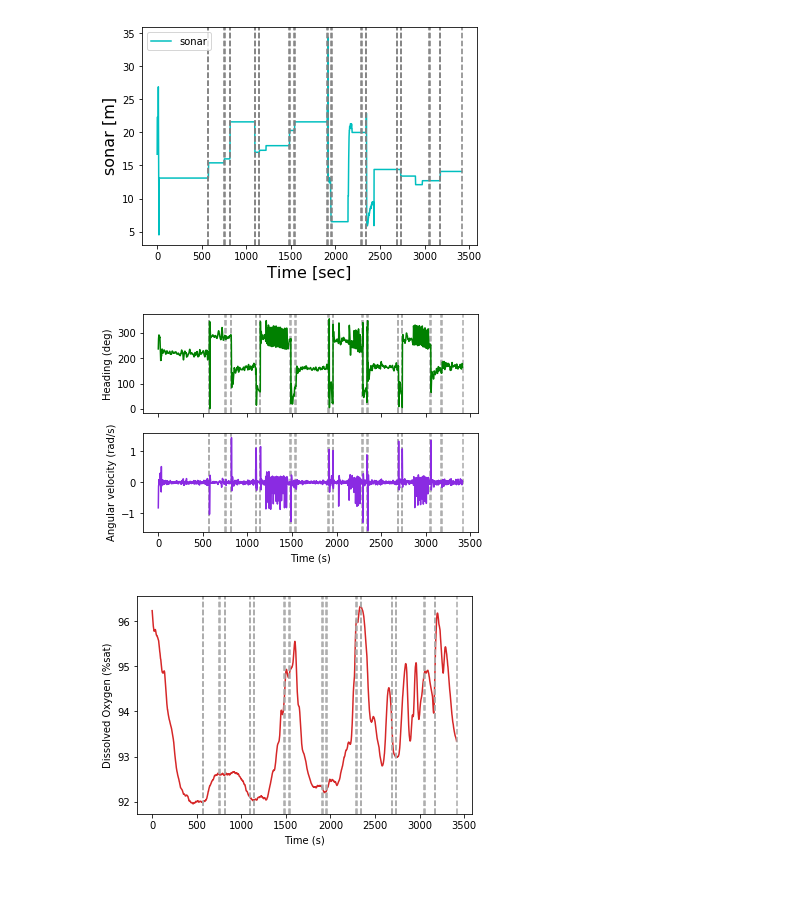
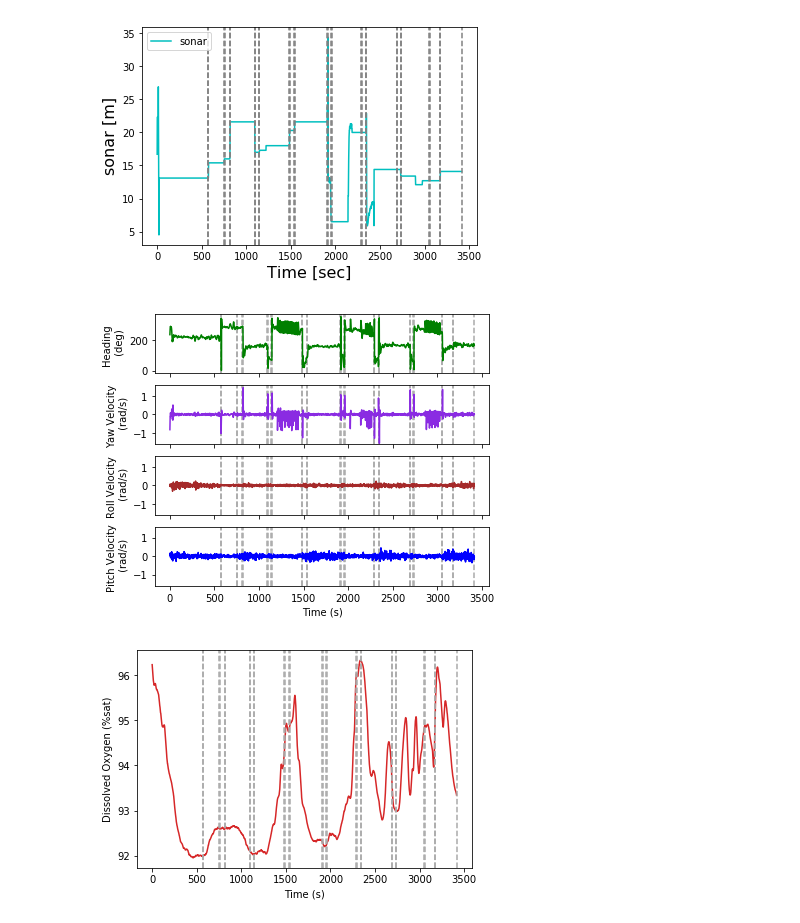
Before and after one commit to dartmouthrobotics/epscor_asv_data_analysis, a Jupyter notebook: Jupyter_notebook/ISER2021/Turning/20201006-China-turning.ipynb, the cells around one changed output. Saved outputs shown, nothing was run; the diff lists cells and outputs as text; code cells hidden in the pictures; blank space fills up the shorter version.

Commit message:
iser plot + RFU

```diff
--- a/Jupyter_notebook/ISER2021/Turning/20201006-China-turning.ipynb
+++ b/Jupyter_notebook/ISER2021/Turning/20201006-China-turning.ipynb
@@ -26,6 +26,8 @@ chlorophyll = []
 ODO = [] # mg/L
 sonar = []
 angular_z = []
+roll = []
+pitch = []
 
 # wp data
 wp_time = []
@@ -59,6 +61,8 @@ with open(file, 'r') as csvfile:
             compass_heading.append(float(row[4]))
             speed.append(float(row[6]))
             speed_y.append(float(row[11]))
+            roll.append(float(row[16]))
+            pitch.append(float(row[17]))
             angular_z.append(float(row[18]))
 
             # sonde data
@@ -361,29 +365,41 @@ plt.show()
 # %% [output]
 [figure]
 # %%
-fig, (ax1, ax2) = plt.subplots(2)
+fig, (ax1, ax2, ax3, ax4) = plt.subplots(4, figsize=(6,5))
 #fig.suptitle('Vertically stacked subplots')
 
-axis = (ax1, ax2)
+axis = (ax1, ax2, ax3, ax4)
 for wp in standardized_time2:
     for each in axis:
         each.axvline(x=wp, color='darkgrey', linestyle='--')
 
 ax1.plot(standardized_time, compass_heading, color='green')
 ax1.tick_params(axis='y')
 ax1.tick_params(labelbottom=False)
 #ax1.set_ylim([0, 360])
-ax1.set_ylabel('Heading (deg)')
+ax1.set_ylabel('Heading \n (deg)')
 
 
 ax2.plot(standardized_time, angular_z, color='blueviolet')
 ax2.set_ylim([-1.6, 1.6])
-ax2.set_xlabel('Time (s)')
-ax2.set_ylabel('Angular velocity (rad/s)')
+#ax2.set_xlabel('Time (s)')
+ax2.tick_params(labelbottom=False)
+ax2.set_ylabel('Yaw Velocity \n (rad/s)')
+
+ax3.plot(standardized_time, roll, color='brown')
+ax3.set_ylim([-1.6, 1.6])
+#ax3.set_xlabel('Time (s)')
+ax3.tick_params(labelbottom=False)
+ax3.set_ylabel('Roll Velocity \n (rad/s)')
+
+ax4.plot(standardized_time, pitch, color='blue')
+ax4.set_ylim([-1.6, 1.6])
+ax4.set_xlabel('Time (s)')
+ax4.set_ylabel('Pitch Velocity \n (rad/s)')
 
 fig.savefig('1006-china-turning-entire.pdf', bbox_inches ='tight')
 # %% [output]
-[figure, old version]
+[figure, new version]
 # %%
 # Figure initialization
 fig, ax1 = plt.subplots()
```
Also changed, not shown: 57 other files.
